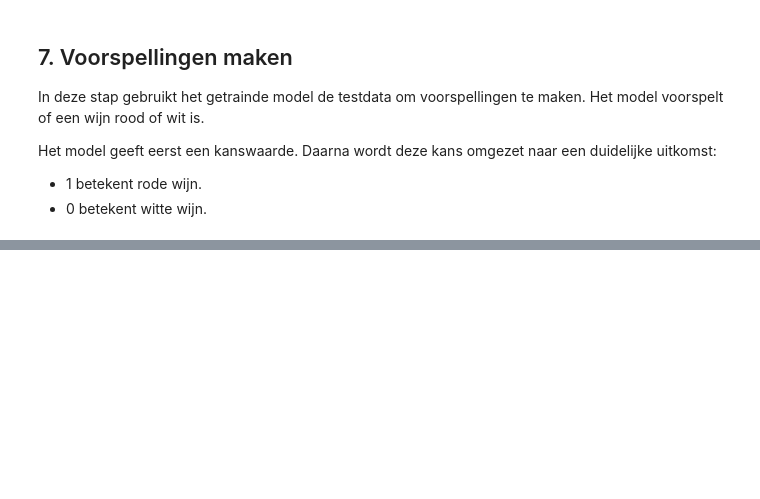
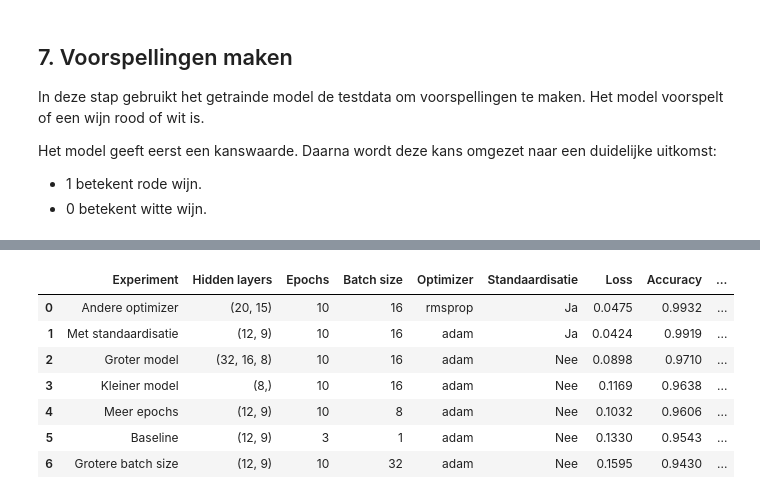
Before and after one commit to BayramGurel/DEAI, a Jupyter notebook: Week 10/neural network part 1.ipynb, the cells around one changed output, grey strips where cells are left out. Saved outputs shown, nothing was run; the diff lists cells and outputs as text; code cells hidden in the pictures; blank space fills up the shorter version.

Commit message:
wijn meer exp

```diff
--- a/Week 10/neural network part 1.ipynb
+++ b/Week 10/neural network part 1.ipynb
@@ -222,0 +252,19 @@ Voorspeld: White wine | Echt: White wine | Goed
+# %%
+# Functie om snel verschillende neural networks te bouwen
+
+def bouw_model(input_dim, hidden_layers=(12, 9), optimizer="adam", activation="relu"):
+    model = Sequential()
+    model.add(Input(shape=(input_dim,)))
+
+    for units in hidden_layers:
+        model.add(Dense(units, activation=activation))
+
+    model.add(Dense(1, activation="sigmoid"))
+
+    model.compile(
+        loss="binary_crossentropy",
+        optimizer=optimizer,
+        metrics=["accuracy"]
+    )
+
+    return model
@@ -222,0 +333,69 @@ Voorspeld: White wine | Echt: White wine | Goed
+# %%
+# Draait alle experimenten en zet de resultaten in een overzichtelijke tabel
+
+resultaten = []
+
+for nummer, experiment in enumerate(experimenten, start=1):
+    print(f"Experiment {nummer}/{len(experimenten)}: {experiment['Experiment']}")
+
+    # Zet random seeds zodat de vergelijking eerlijker en stabieler is
+    np.random.seed(45)
+    tf.random.set_seed(45)
+
+    # Zelfde train/test split voor elk experiment
+    X_train_exp, X_test_exp, y_train_exp, y_test_exp = train_test_split(
+        X,
+        y,
+        test_size=0.34,
+        random_state=45
+    )
+
+    # Optioneel standaardiseren
+    if experiment["Standaardisatie"] == "Ja":
+        scaler = StandardScaler()
+        X_train_exp = scaler.fit_transform(X_train_exp)
+        X_test_exp = scaler.transform(X_test_exp)
+    else:
+        X_train_exp = X_train_exp.values
+        X_test_exp = X_test_exp.values
+
+    # Model bouwen en trainen
+    exp_model = bouw_model(
+        input_dim=X_train_exp.shape[1],
+        hidden_layers=experiment["Hidden layers"],
+        optimizer=experiment["Optimizer"]
+    )
+
+    exp_model.fit(
+        X_train_exp,
+        y_train_exp,
+        epochs=experiment["Epochs"],
+        batch_size=experiment["Batch size"],
+        verbose=0
+    )
+
+    # Model evalueren
+    loss, accuracy = exp_model.evaluate(X_test_exp, y_test_exp, verbose=0)
+    y_pred_exp = exp_model.predict(X_test_exp, verbose=0)
+    y_pred_labels_exp = (y_pred_exp > 0.5).astype(int).flatten()
+
+    resultaten.append({
+        "Experiment": experiment["Experiment"],
+        "Hidden layers": str(experiment["Hidden layers"]),
+        "Epochs": experiment["Epochs"],
+        "Batch size": experiment["Batch size"],
+        "Optimizer": experiment["Optimizer"],
+        "Standaardisatie": experiment["Standaardisatie"],
+        "Loss": round(loss, 4),
+        "Accuracy": round(accuracy_score(y_test_exp, y_pred_labels_exp), 4),
+        "Precision": round(precision_score(y_test_exp, y_pred_labels_exp), 4),
+        "Recall": round(recall_score(y_test_exp, y_pred_labels_exp), 4),
+        "F1-score": round(f1_score(y_test_exp, y_pred_labels_exp), 4)
+    })
+
+resultaten_df = pd.DataFrame(resultaten)
+resultaten_df = resultaten_df.sort_values(by="Accuracy", ascending=False).reset_index(drop=True)
+
+# Toont de resultaten als overzichtelijke tabel
+resultaten_df
+# %% [output]
@@ -222,0 +409,8 @@ Voorspeld: White wine | Echt: White wine | Goed
+|  | Experiment | Hidden layers | Epochs | Batch size | Optimizer | Standaardisatie | Loss | Accuracy | ... |
+| 0 | Andere optimizer | (20, 15) | 10 | 16 | rmsprop | Ja | 0.0475 | 0.9932 | ... |
+| 1 | Met standaardisatie | (12, 9) | 10 | 16 | adam | Ja | 0.0424 | 0.9919 | ... |
+| 2 | Groter model | (32, 16, 8) | 10 | 16 | adam | Nee | 0.0898 | 0.9710 | ... |
+| 3 | Kleiner model | (8,) | 10 | 16 | adam | Nee | 0.1169 | 0.9638 | ... |
+| 4 | Meer epochs | (12, 9) | 10 | 8 | adam | Nee | 0.1032 | 0.9606 | ... |
+| 5 | Baseline | (12, 9) | 3 | 1 | adam | Nee | 0.1330 | 0.9543 | ... |
+| 6 | Grotere batch size | (12, 9) | 10 | 32 | adam | Nee | 0.1595 | 0.9430 | ... |
```
Also changed, not shown: parts of 10 cells of this notebook, 1 other file.
